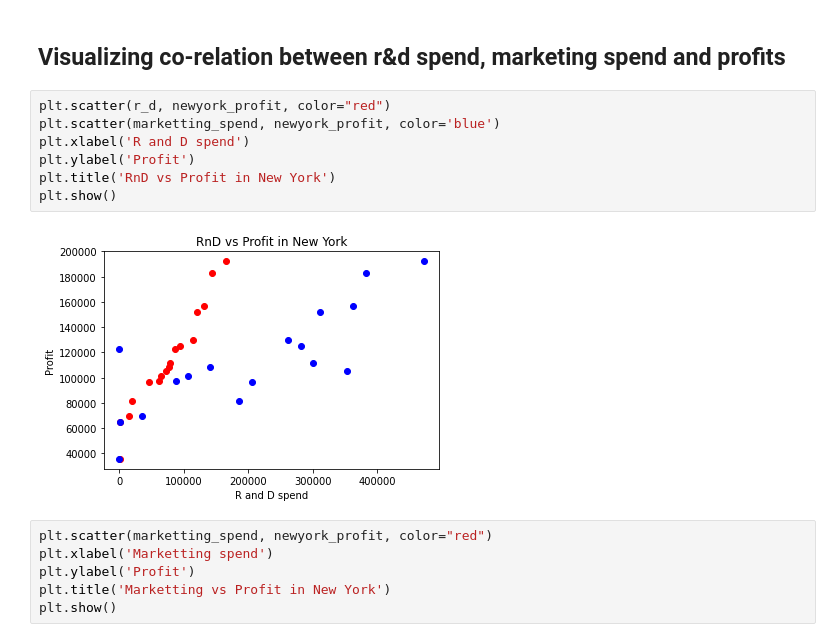
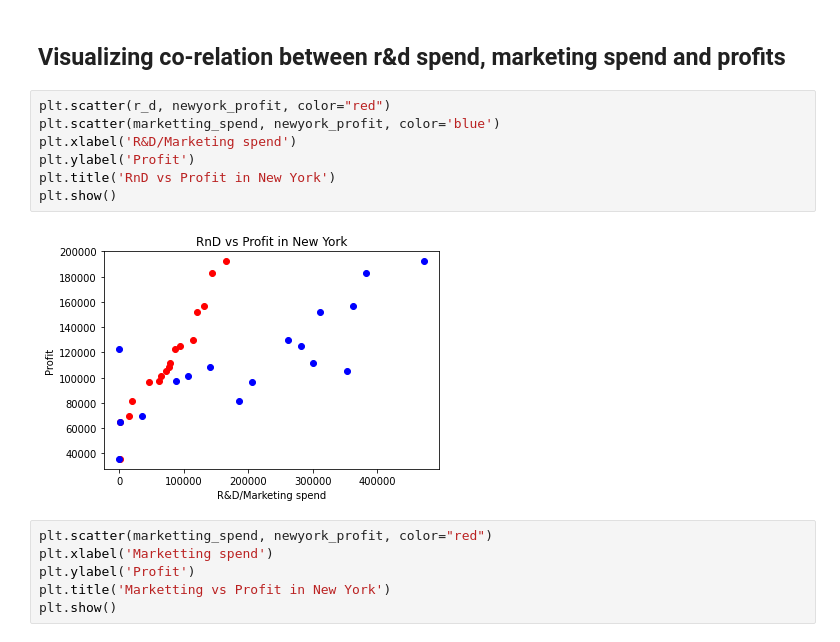
Before and after one commit to deveshdatwani/az-machine-learning, a Jupyter notebook: Mutliple Variable Linear Regressions.ipynb, the cells around one changed output. Saved outputs shown, nothing was run; the diff lists cells and outputs as text.

```diff
--- a/Mutliple Variable Linear Regressions.ipynb
+++ b/Mutliple Variable Linear Regressions.ipynb
@@ -56,12 +56,12 @@ from matplotlib import pyplot as plt
 # %%
 plt.scatter(r_d, newyork_profit, color="red")
 plt.scatter(marketting_spend, newyork_profit, color='blue')
-plt.xlabel('R and D spend')
+plt.xlabel('R&D/Marketing spend')
 plt.ylabel('Profit')
 plt.title('RnD vs Profit in New York')
 plt.show()
 # %% [output]
-[figure, old version]
+[figure, new version]
 # %%
 plt.scatter(marketting_spend, newyork_profit, color="red")
 plt.xlabel('Marketting spend')
```
Also changed, not shown: parts of 2 cells of this notebook.
